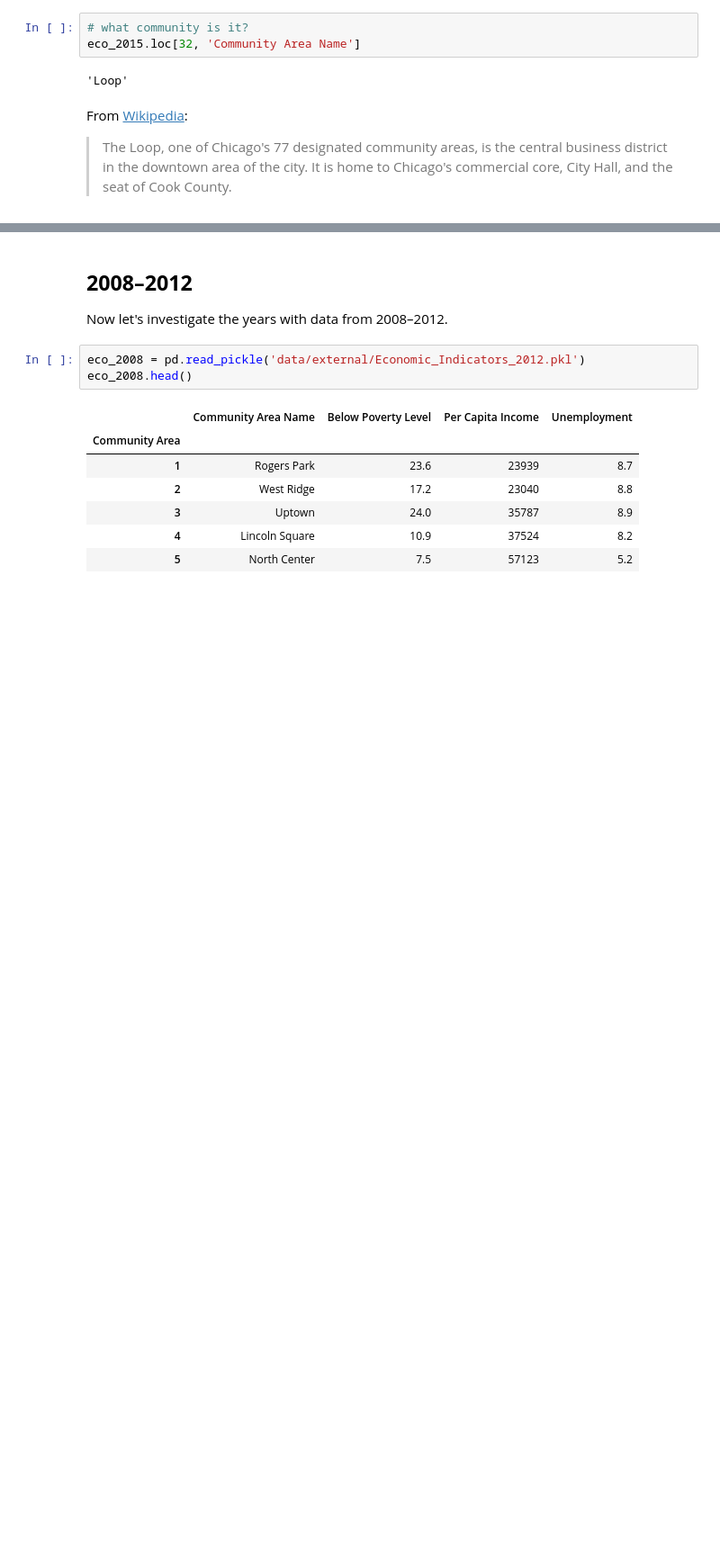
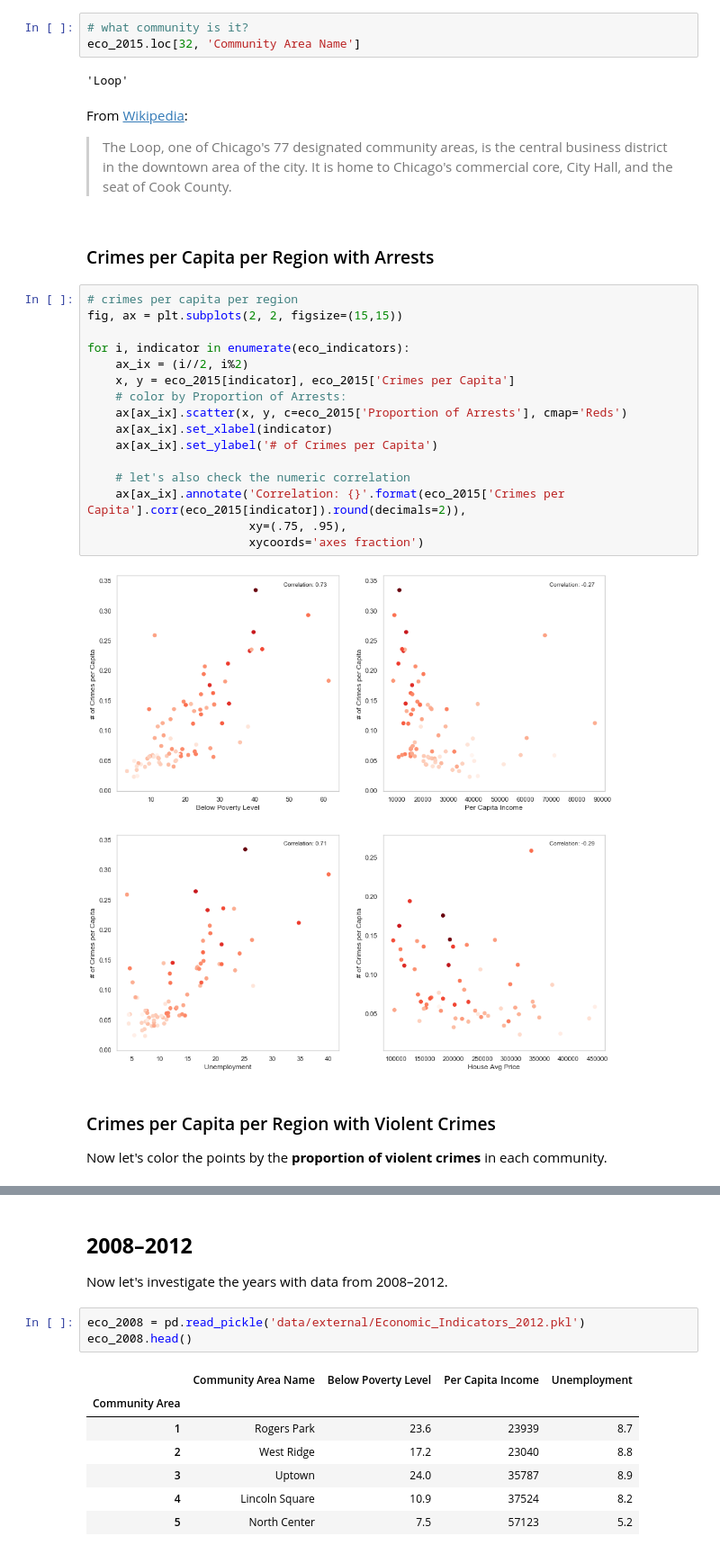
Before and after one commit to vbernardes/chicago-crime-dataviz, a Jupyter notebook: Economic Indicators.ipynb, the cells around one changed output, grey strips where cells are left out. Shown at 90% size. Saved outputs shown, nothing was run; the diff lists cells and outputs as text; blank space fills up the shorter version.

```diff
--- a/Economic Indicators.ipynb
+++ b/Economic Indicators.ipynb
@@ -136,3 +168,27 @@ eco_2015.loc[32, 'Community Area Name']
 From [Wikipedia](https://en.wikipedia.org/wiki/Chicago_Loop):
 
 > The Loop, one of Chicago's 77 designated community areas, is the central business district in the downtown area of the city. It is home to Chicago's commercial core, City Hall, and the seat of Cook County.
+# %% [markdown]
+### Crimes per Capita per Region with Arrests
+# %%
+# crimes per capita per region
+fig, ax = plt.subplots(2, 2, figsize=(15,15))
+
+for i, indicator in enumerate(eco_indicators):
+    ax_ix = (i//2, i%2)
+    x, y = eco_2015[indicator], eco_2015['Crimes per Capita']
+    # color by Proportion of Arrests:
+    ax[ax_ix].scatter(x, y, c=eco_2015['Proportion of Arrests'], cmap='Reds')
+    ax[ax_ix].set_xlabel(indicator)
+    ax[ax_ix].set_ylabel('# of Crimes per Capita')
+
+    # let's also check the numeric correlation
+    ax[ax_ix].annotate('Correlation: {}'.format(eco_2015['Crimes per Capita'].corr(eco_2015[indicator]).round(decimals=2)),
+                       xy=(.75, .95),
+                       xycoords='axes fraction')
+# %% [output]
+[figure, added]
+# %% [markdown]
+### Crimes per Capita per Region with Violent Crimes
+
+Now let's color the points by the **proportion of violent crimes** in each community.
```
Also changed, not shown: parts of 12 cells of this notebook.
